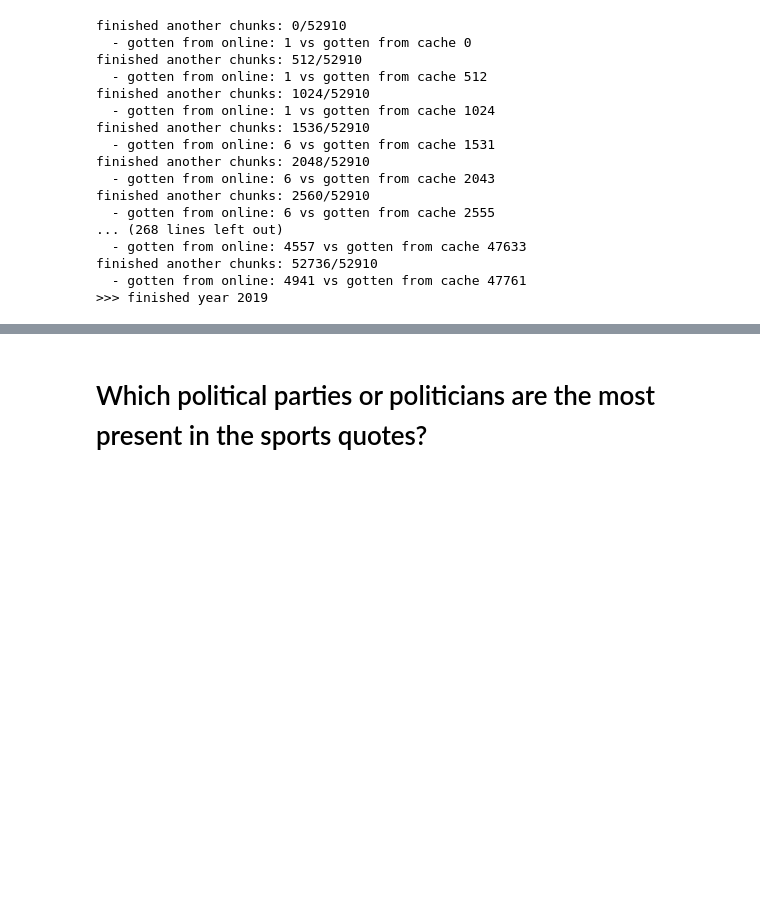
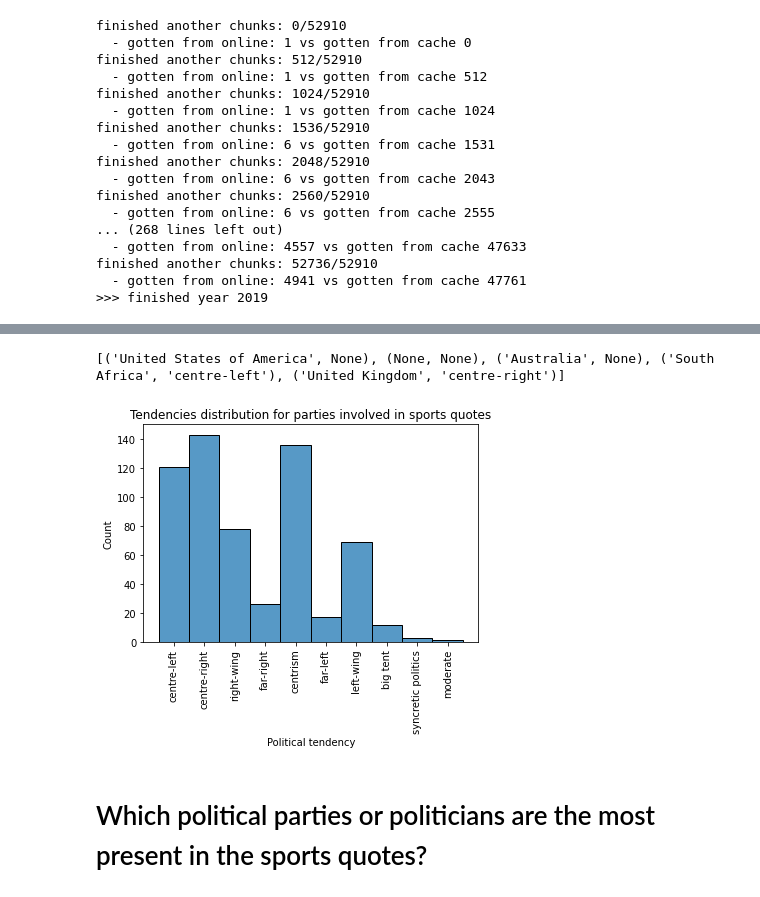
Before and after one commit to epfl-ada/ada-2021-project-gag, a Jupyter notebook: Fran.ipynb, the cells around one changed output, grey strips where cells are left out. Drawn from its saved outputs; the diff is of its cells as text; code cells hidden in the pictures; blank space fills up the shorter version.

```diff
--- a/Fran.ipynb
+++ b/Fran.ipynb
@@ -79,8 +353,7 @@ df.head()
 # %%
 manager = QueryManager()
 
-# for df_ann in [df_2015, df_2016, df_2017, df_2018, df_2019, df_2020]:
-for df_ann in [df_2019]:
+for df_ann in [df_2015, df_2016, df_2017, df_2018, df_2019, df_2020]:
     df_ann['current_party'] = [None] * df_ann.shape[0]
 
     for i in range(df_ann.shape[0]):
@@ -123,3 +413,43 @@ finished another chunks: 52736/52910
+# %%
+all_parties = df['current_party'].unique()
+
+def extract_party_info(party_qid):
+    country, tendency = None, None
+
+    if str(party_qid) == 'nan':
+        return (country, tendency)
+
+    try:
+        info = manager.search_party_information(party_qid, is_qid=True)
+
+        if info != None:
+            country = info['P17'][0] if len(info['P17']) > 0 else None
+            tendency = info['P1387'][0] if len(info['P1387']) > 0 else None
+
+    except:
+        return (country, tendency)
+
+    return (country, tendency)
+
+
+# Creating a list of pary infos from each unique party qid
+parties_info = list(map(extract_party_info, all_parties))
+
+print(parties_info[:5])
+# %% [output]
+[('United States of America', None), (None, None), ('Australia', None), ('South Africa', 'centre-left'), ('United Kingdom', 'centre-right')]
+# %%
+res = list(zip(*parties_info))
+
+parties_info_country = pd.DataFrame([c for c in res[0] if c != None])
+parties_info_tendency = pd.DataFrame([t for t in res[1] if t != None])
+# %%
+ax = sns.histplot(data=parties_info_tendency, x=0)
+ax.set_title('Tendencies distribution for parties involved in sports quotes')
+ax.set(xlabel='Political tendency')
+ax.tick_params(axis='x', rotation=90)
+# %% [output]
+[figure, added]
 # %%
 # Load speaker attributes from Google Drive
 speaker_attributes = pd.read_parquet('speaker_attributes.parquet', columns=['occupation','party','id'])
```
Also changed, not shown: parts of 9 cells of this notebook.
